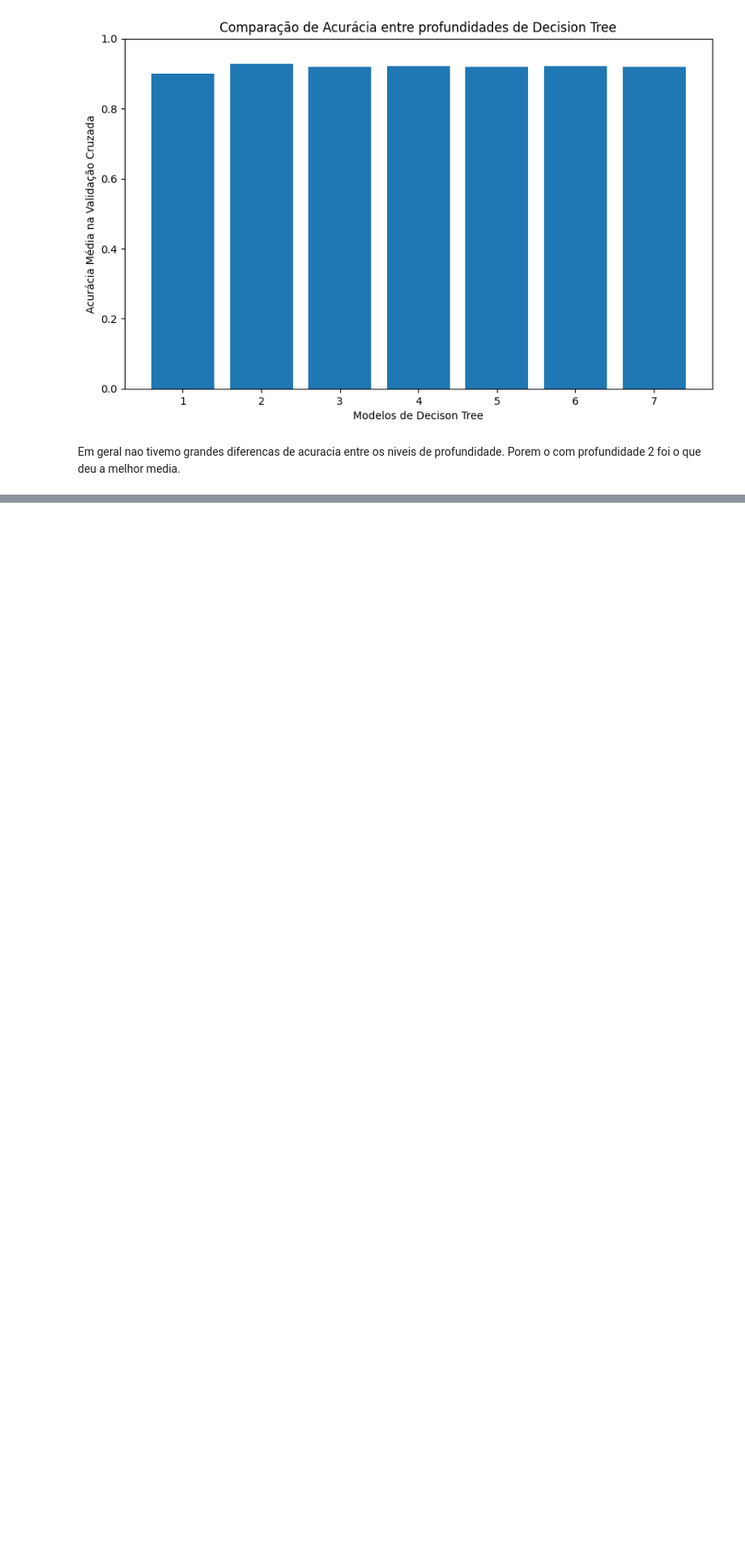
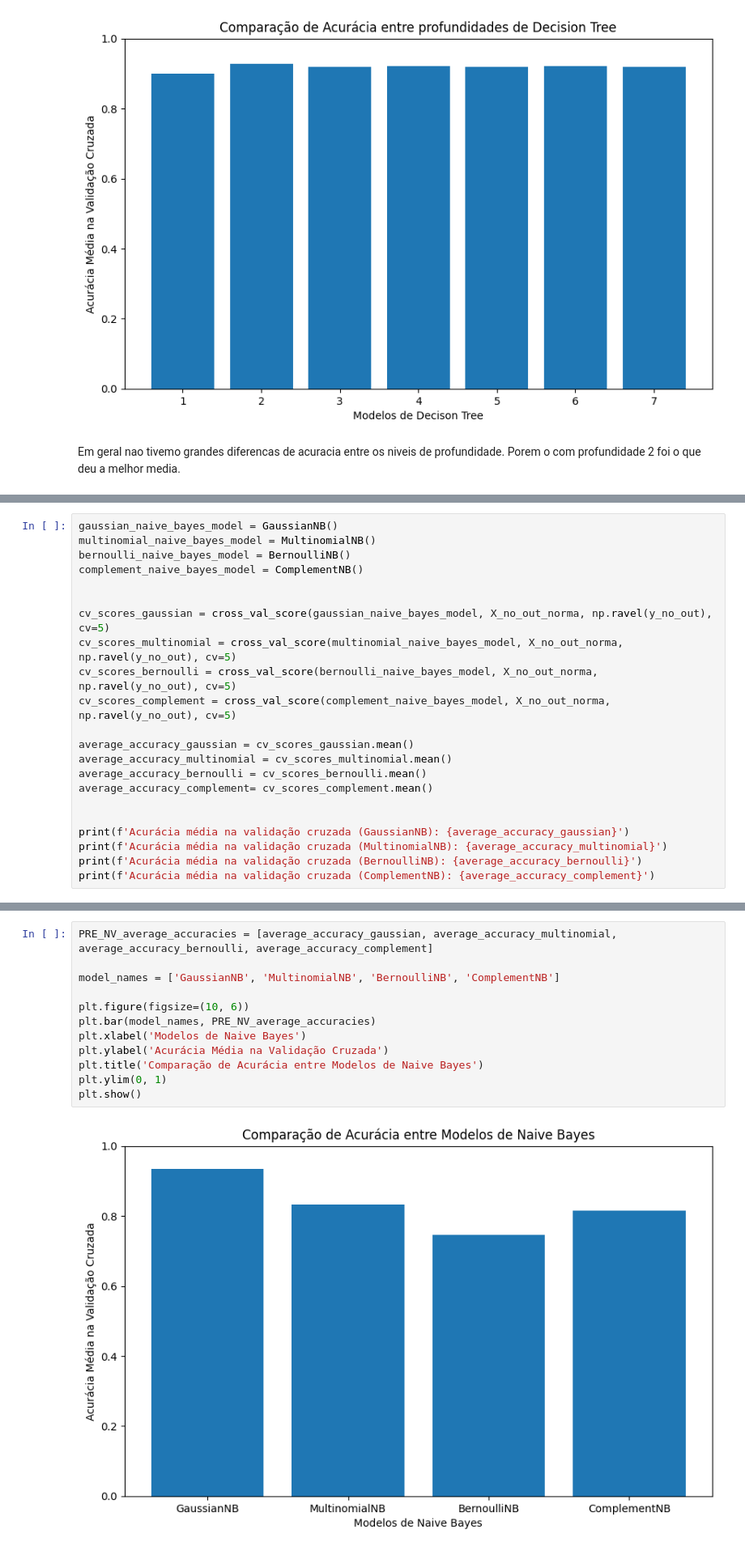
Before and after one commit to glaucofilho/CEDS808, a Jupyter notebook: Tarefas/Aula04/main.ipynb, the cells around one changed output, grey strips where cells are left out. Shown at 81% size. Cells and saved outputs as stored; diff of their text form; blank space fills up the shorter version.

Commit message:
entrega_tarefa4

```diff
--- a/Tarefas/Aula04/main.ipynb
+++ b/Tarefas/Aula04/main.ipynb
@@ -286,0 +418,22 @@ Em geral nao tivemo grandes diferencas de acuracia entre os niveis de profundida
+# %%
+gaussian_naive_bayes_model = GaussianNB()
+multinomial_naive_bayes_model = MultinomialNB()
+bernoulli_naive_bayes_model = BernoulliNB()
+complement_naive_bayes_model = ComplementNB()
+
+
+cv_scores_gaussian = cross_val_score(gaussian_naive_bayes_model, X_no_out_norma, np.ravel(y_no_out), cv=5)
+cv_scores_multinomial = cross_val_score(multinomial_naive_bayes_model, X_no_out_norma, np.ravel(y_no_out), cv=5)
+cv_scores_bernoulli = cross_val_score(bernoulli_naive_bayes_model, X_no_out_norma, np.ravel(y_no_out), cv=5)
+cv_scores_complement = cross_val_score(complement_naive_bayes_model, X_no_out_norma, np.ravel(y_no_out), cv=5)
+
+average_accuracy_gaussian = cv_scores_gaussian.mean()
+average_accuracy_multinomial = cv_scores_multinomial.mean()
+average_accuracy_bernoulli = cv_scores_bernoulli.mean()
+average_accuracy_complement= cv_scores_complement.mean()
+
+
+print(f'Acurácia média na validação cruzada (GaussianNB): {average_accuracy_gaussian}')
+print(f'Acurácia média na validação cruzada (MultinomialNB): {average_accuracy_multinomial}')
+print(f'Acurácia média na validação cruzada (BernoulliNB): {average_accuracy_bernoulli}')
+print(f'Acurácia média na validação cruzada (ComplementNB): {average_accuracy_complement}')
@@ -286,0 +445,14 @@ Em geral nao tivemo grandes diferencas de acuracia entre os niveis de profundida
+# %%
+PRE_NV_average_accuracies = [average_accuracy_gaussian, average_accuracy_multinomial, average_accuracy_bernoulli, average_accuracy_complement]
+
+model_names = ['GaussianNB', 'MultinomialNB', 'BernoulliNB', 'ComplementNB']
+
+plt.figure(figsize=(10, 6))
+plt.bar(model_names, PRE_NV_average_accuracies)
+plt.xlabel('Modelos de Naive Bayes')
+plt.ylabel('Acurácia Média na Validação Cruzada')
+plt.title('Comparação de Acurácia entre Modelos de Naive Bayes')
+plt.ylim(0, 1)
+plt.show()
+# %% [output]
+[figure, added]
```
Also changed, not shown: parts of 33 cells of this notebook, 2 other files.
